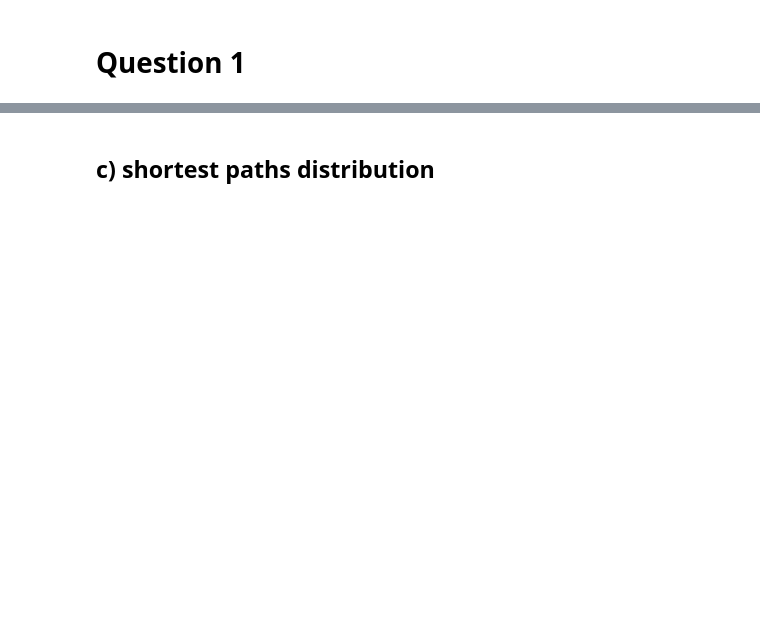
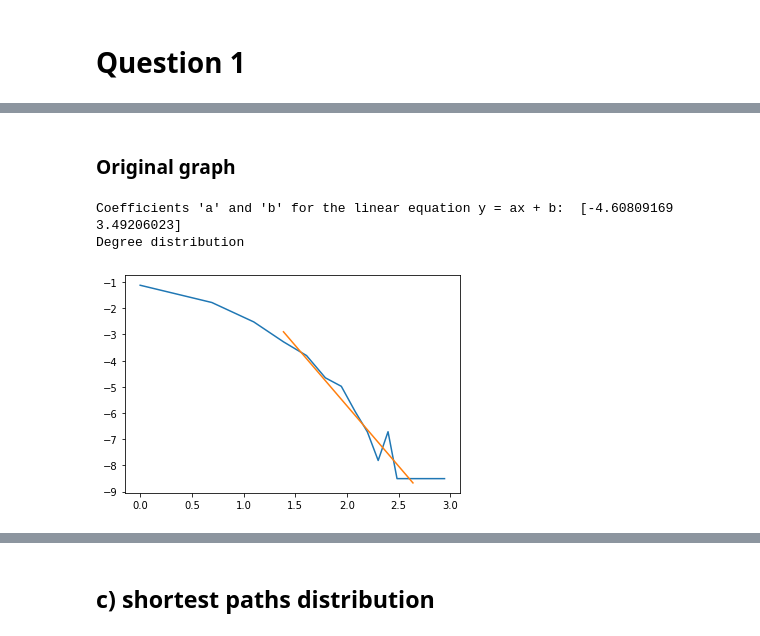
Before and after one commit to AndyBaiMQC/COMP-596-Network-Science, a Jupyter notebook: a1/Q1Q2.ipynb, the cells around one changed output, grey strips where cells are left out. Cells and saved outputs as stored; diff of their text form; code cells hidden in the pictures; blank space fills up the shorter version.

```diff
--- a/a1/Q1Q2.ipynb
+++ b/a1/Q1Q2.ipynb
@@ -3,7 +8,6 @@
 # %%
 import numpy as np;
-import pandas as pd;
 
-email = np.loadtxt('../networks/email.edgelist.txt')
-power = np.loadtxt('../networks/powergrid.edgelist.txt')
-protein = np.loadtxt('../networks/protein.edgelist.txt')
+meta = np.loadtxt('../networks/metabolic.edgelist.txt').astype(np.int64)
+power = np.loadtxt('../networks/powergrid.edgelist.txt').astype(np.int64)
+protein = np.loadtxt('../networks/protein.edgelist.txt').astype(np.int64)
@@ -10,3 +36,13 @@ protein = np.loadtxt('../networks/protein.edgelist.txt')
+# %%
+def build_matrix_no_simp(x):
+    a = np.zeros((np.amax(x)+1, np.amax(x)+1))
+    for i in range(len(x)):
+        a[x[i][0]][x[i][1]] = 1
+    return a
+# %%
+a_meta_original = build_matrix_no_simp(meta)
+a_power_original = build_matrix_no_simp(power)
+a_protein_original = build_matrix_no_simp(protein)
 # %% [markdown]
 # Question 1
 # %% [markdown]
@@ -15,0 +94,8 @@ from scipy.sparse import csc_matrix
+# %% [markdown]
+### Original graph
+# %%
+get_degree(a_power_original, 1, 4, 15)
+# %% [output]
+Coefficients 'a' and 'b' for the linear equation y = ax + b:  [-4.60809169  3.49206023]
+Degree distribution
+[figure, added]
```
Also changed, not shown: parts of 71 cells of this notebook, 3 other files.
